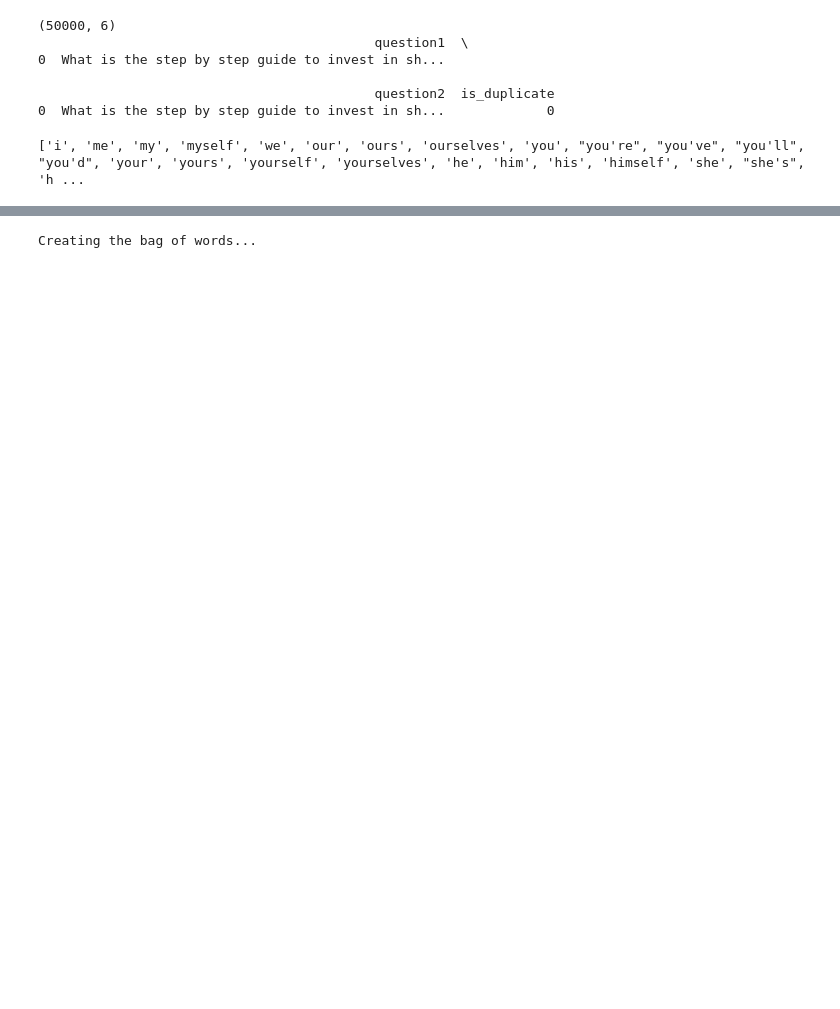
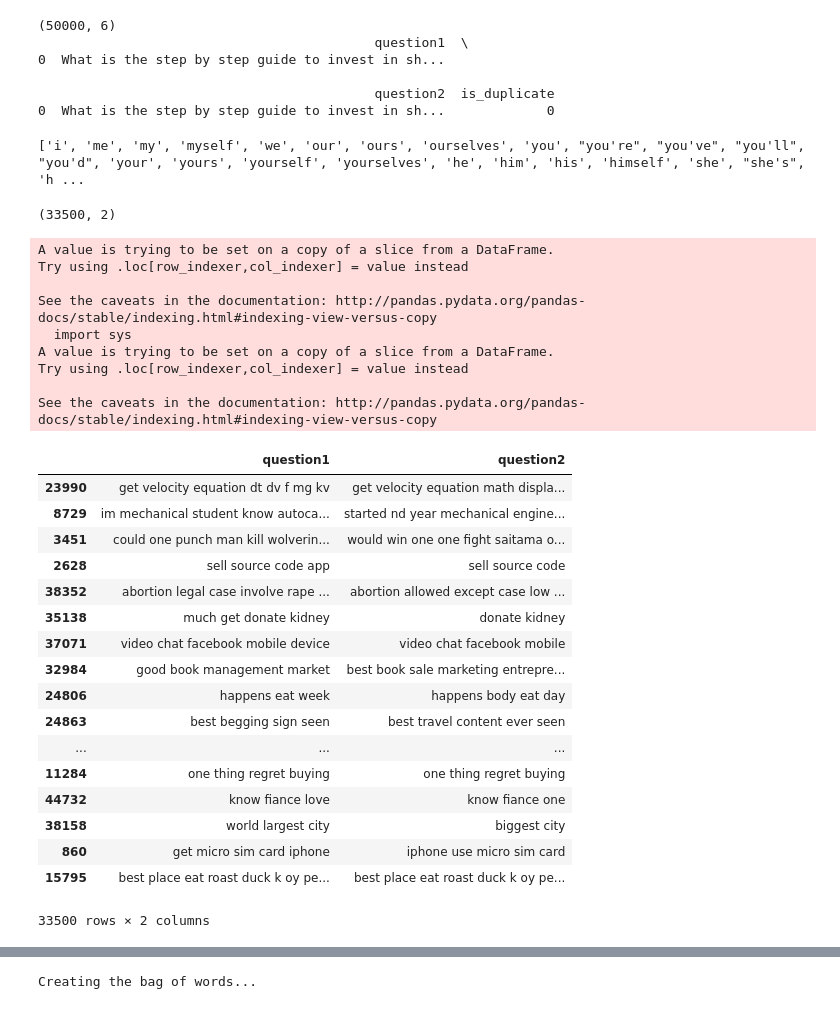
Before and after one commit to darpandodiya/CSC522_Project, a Jupyter notebook: src/baseline.ipynb, the cells around one changed output, grey strips where cells are left out. Saved outputs shown, nothing was run; the diff lists cells and outputs as text; code cells hidden in the pictures; blank space fills up the shorter version.

```diff
--- a/src/baseline.ipynb
+++ b/src/baseline.ipynb
@@ -60,8 +61,41 @@ def question_to_words( raw_quest, lower=True, remove_not = False ):
 # %%
 #X_train['question2']= X_train['question2'].apply(question_to_words)
 #X_train = X_train.apply(question_to_words)
-a = X_train['question1']
-a = a.apply(question_to_words)
-a
-b = X_train['question2']
-b = a.apply(question_to_words)
+print(X_train.shape)
+
+#a = X_train[['question1']]
+#a = a.apply(question_to_words)
+X_train['question1'] = X_train['question1'].apply(question_to_words)
+X_train['question2'] = X_train['question2'].apply(question_to_words)
+#b=X_train[['question2']]
+#b.apply(question_to_words)
+X_train
+# %% [output]
+(33500, 2)
+A value is trying to be set on a copy of a slice from a DataFrame.
+Try using .loc[row_indexer,col_indexer] = value instead
+
+See the caveats in the documentation: http://pandas.pydata.org/pandas-docs/stable/indexing.html#indexing-view-versus-copy
+  import sys
+A value is trying to be set on a copy of a slice from a DataFrame.
+Try using .loc[row_indexer,col_indexer] = value instead
+
+See the caveats in the documentation: http://pandas.pydata.org/pandas-docs/stable/indexing.html#indexing-view-versus-copy
+|  | question1 | question2 |
+| 23990 | get velocity equation dt dv f mg kv | get velocity equation math displa... |
+| 8729 | im mechanical student know autoca... | started nd year mechanical engine... |
+| 3451 | could one punch man kill wolverin... | would win one one fight saitama o... |
+| 2628 | sell source code app | sell source code |
+| 38352 | abortion legal case involve rape ... | abortion allowed except case low ... |
+| 35138 | much get donate kidney | donate kidney |
+| 37071 | video chat facebook mobile device | video chat facebook mobile |
+| 32984 | good book management market | best book sale marketing entrepre... |
+| 24806 | happens eat week | happens body eat day |
+| 24863 | best begging sign seen | best travel content ever seen |
+| ... | ... | ... |
+| 11284 | one thing regret buying | one thing regret buying |
+| 44732 | know fiance love | know fiance one |
+| 38158 | world largest city | biggest city |
+| 860 | get micro sim card iphone | iphone use micro sim card |
+| 15795 | best place eat roast duck k oy pe... | best place eat roast duck k oy pe... |
+33500 rows × 2 columns
```
Also changed, not shown: parts of 9 cells of this notebook.
